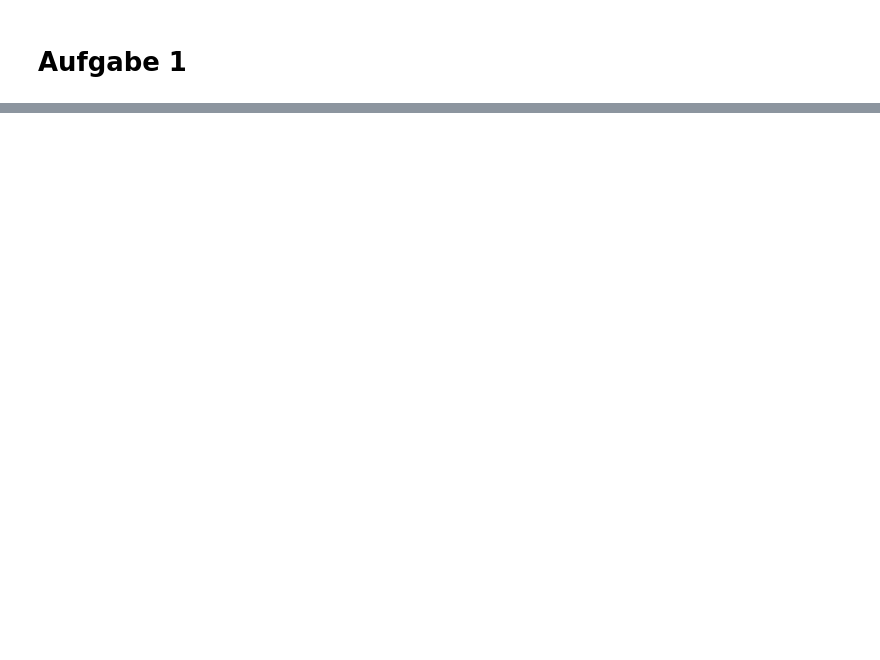
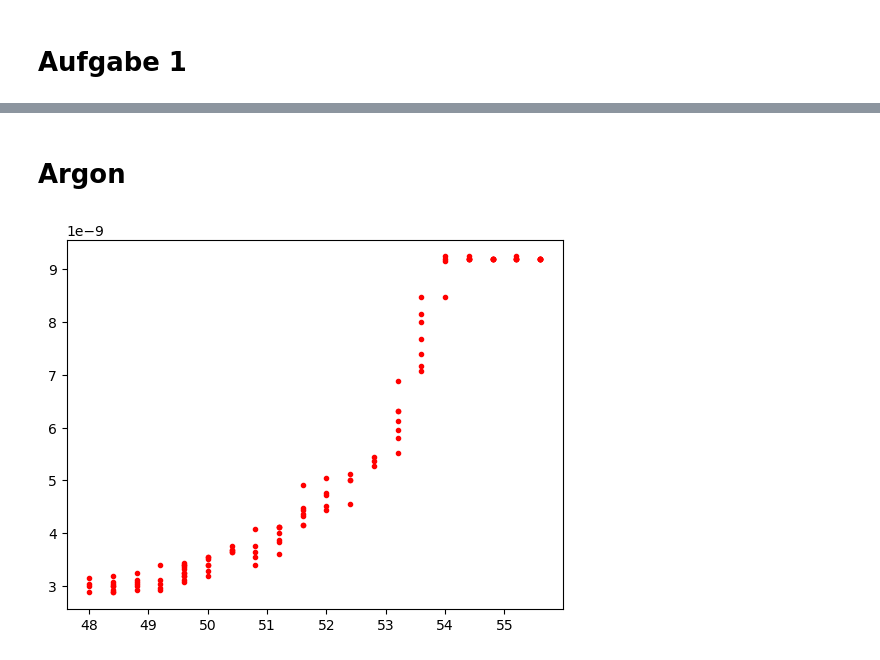
Before and after one commit to MRNock04/P3, a Jupyter notebook: Massenspektrometer/Auswertung.ipynb, the cells around one changed output, grey strips where cells are left out. Cells and saved outputs as stored; diff of their text form; code cells hidden in the pictures; blank space fills up the shorter version.

```diff
--- a/Massenspektrometer/Auswertung.ipynb
+++ b/Massenspektrometer/Auswertung.ipynb
@@ -20,0 +27,12 @@ plt.show()
+# %% [markdown]
+# Argon
+# %%
+ar40 = pd.read_csv('Data/Argon_MS40.CSV', skiprows=15)
+
+ar40_U = - np.array(ar40['CH1'])[1400::5] / 10
+ar40_p = np.array(ar40['CH2'])[1400::5] * 10 ** -10
+
+plt.plot(ar40_U, ar40_p, 'r.')
+plt.show()
+# %% [output]
+[figure, added]
```
Also changed, not shown: parts of 4 cells of this notebook.
